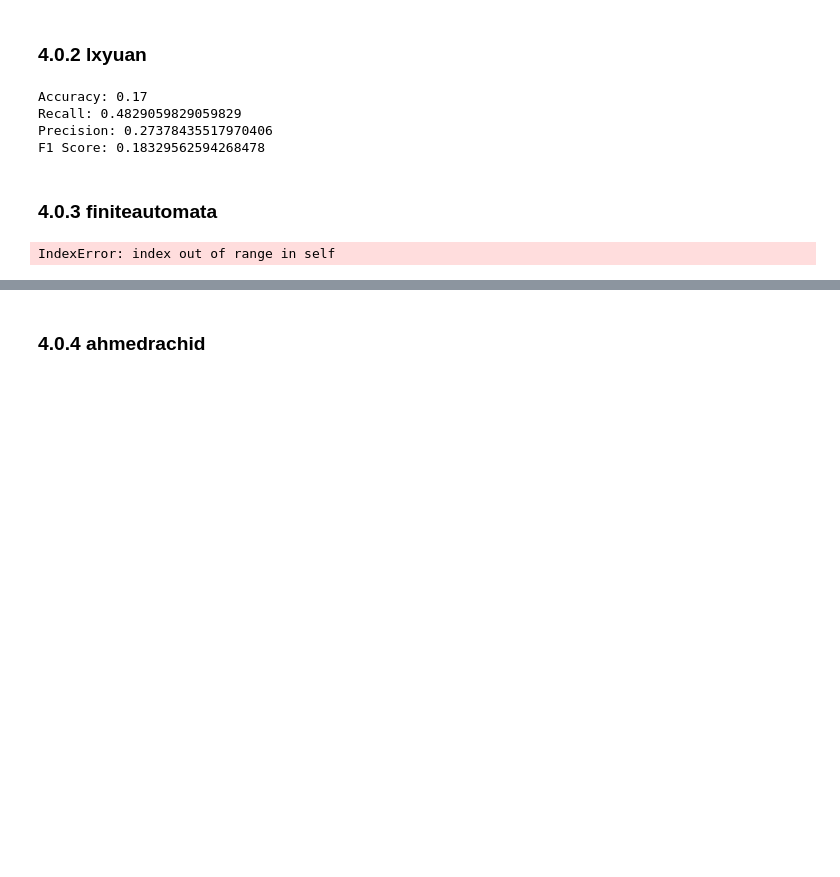
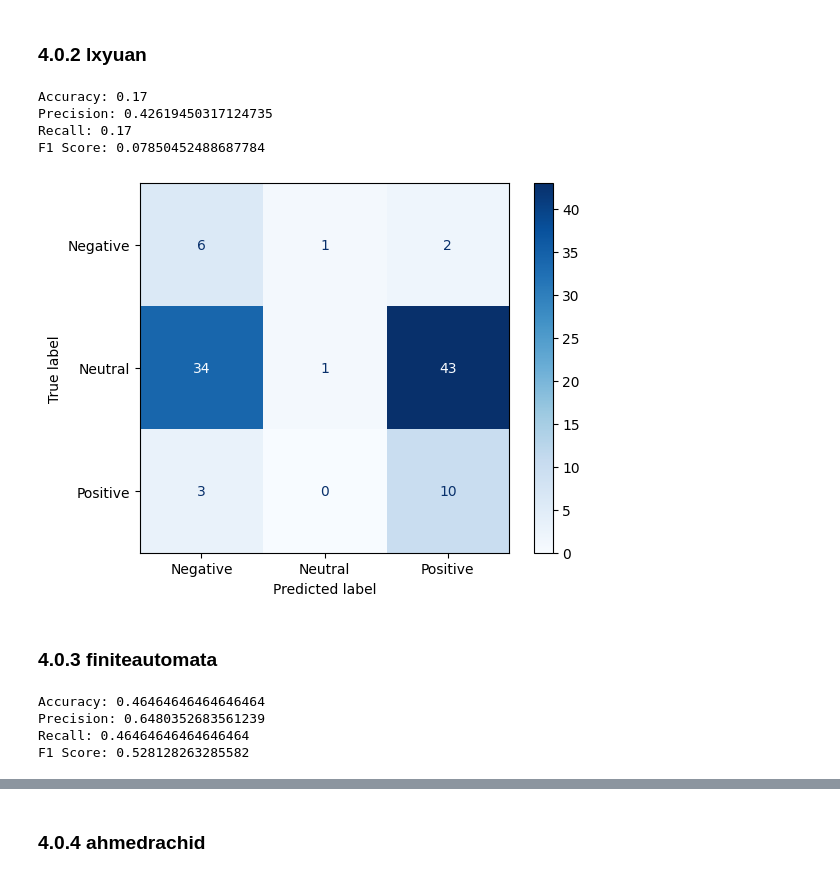
Before and after one commit to szymonszczurowski/Sentiment-Analysis-of-YouTube-Comments, a Jupyter notebook: Best_model_for_sentiment_classification.ipynb, the cells around one changed output, grey strips where cells are left out. Saved outputs shown, nothing was run; the diff lists cells and outputs as text; code cells hidden in the pictures; blank space fills up the shorter version.

Commit message:
addition of metrics

```diff
--- a/Best_model_for_sentiment_classification.ipynb
+++ b/Best_model_for_sentiment_classification.ipynb
@@ -227,12 +246,13 @@ f1 = f1_score(classification_list, sentiment_scores, average='macro', zero_divis
-# %%
-print(f"Accuracy: {accuracy}")
-print(f"Recall: {recall}")
-print(f"Precision: {precision}")
-print(f"F1 Score: {f1}")
-# %% [output]
-Accuracy: 0.17
-Recall: 0.4829059829059829
-Precision: 0.27378435517970406
-F1 Score: 0.18329562594268478
+# %%
+metrics(classification_list, sentiment_scores)
+# %% [output]
+Accuracy: 0.17
+Precision: 0.42619450317124735
+Recall: 0.17
+F1 Score: 0.07850452488687784
+# %%
+matrix_confusion(classification_list, sentiment_scores)
+# %% [output]
+[figure, added]
 # %% [markdown]
 ### 4.0.3 finiteautomata
@@ -239,19 +261,23 @@ F1 Score: 0.18329562594268478
 # %%
 sentiment_scores = []
+updated_labels = []
 
 for comment in comments:
-      result = bertweet_base_sentiment_analysis(comment)
-      label = result[0]['label']
+    tokens = tokenizer.encode(comment, add_special_tokens=True)
+    if len(tokens) < 100:
+        result = bertweet_base_sentiment_analysis(comment)
+        label = result[0]['label']
 
-      if label == 'NEG':
-          score = -1
-      elif label == 'NEU':
-          score = 0
-      elif label == 'POS':
-          score = 1
-      else:
-          score = None
+        if label == 'NEG':
+            score = -1
+        elif label == 'NEU':
+            score = 0
+        elif label == 'POS':
+            score = 1
+        else:
+            score = None
 
-      sentiment_scores.append(score)
+        sentiment_scores.append(score)
+        updated_labels.append(labels[len(sentiment_scores) - 1])
+
+sentiment_scores, labels = zip(*[(score, label) for score, label in zip(sentiment_scores, updated_labels) if score is not None])
-# %% [output]
-IndexError: index out of range in self
@@ -267,0 +284,7 @@ print(f"F1 Score: {f1}")
+# %%
+metrics(labels, sentiment_scores)
+# %% [output]
+Accuracy: 0.46464646464646464
+Precision: 0.6480352683561239
+Recall: 0.46464646464646464
+F1 Score: 0.528128263285582
```
Also changed, not shown: parts of 28 cells of this notebook.
